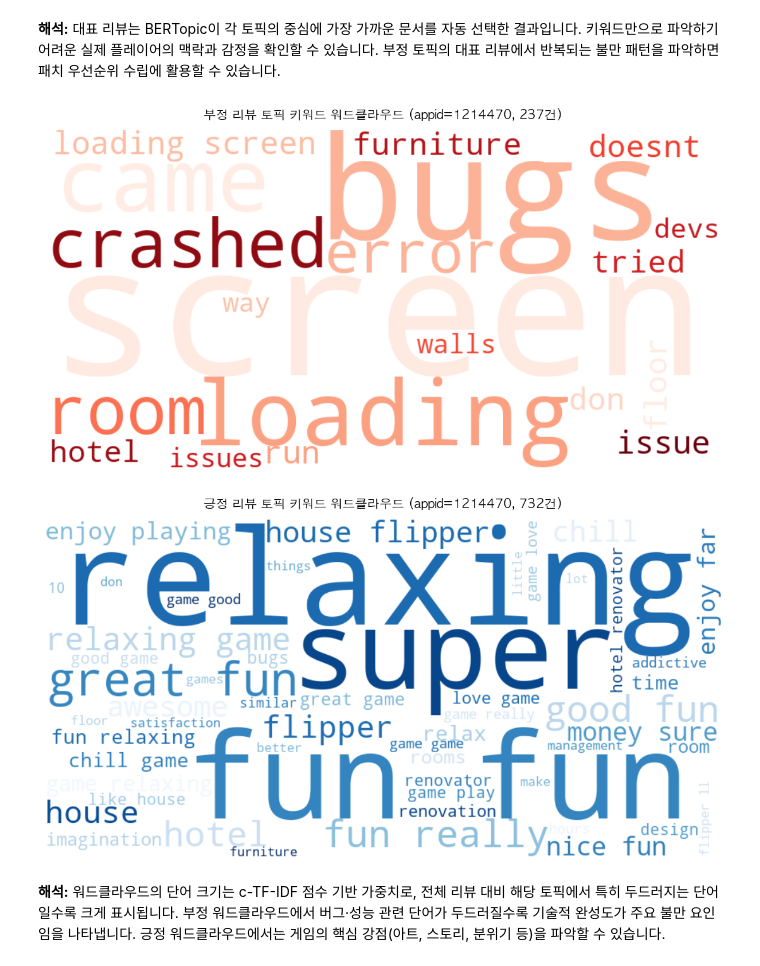
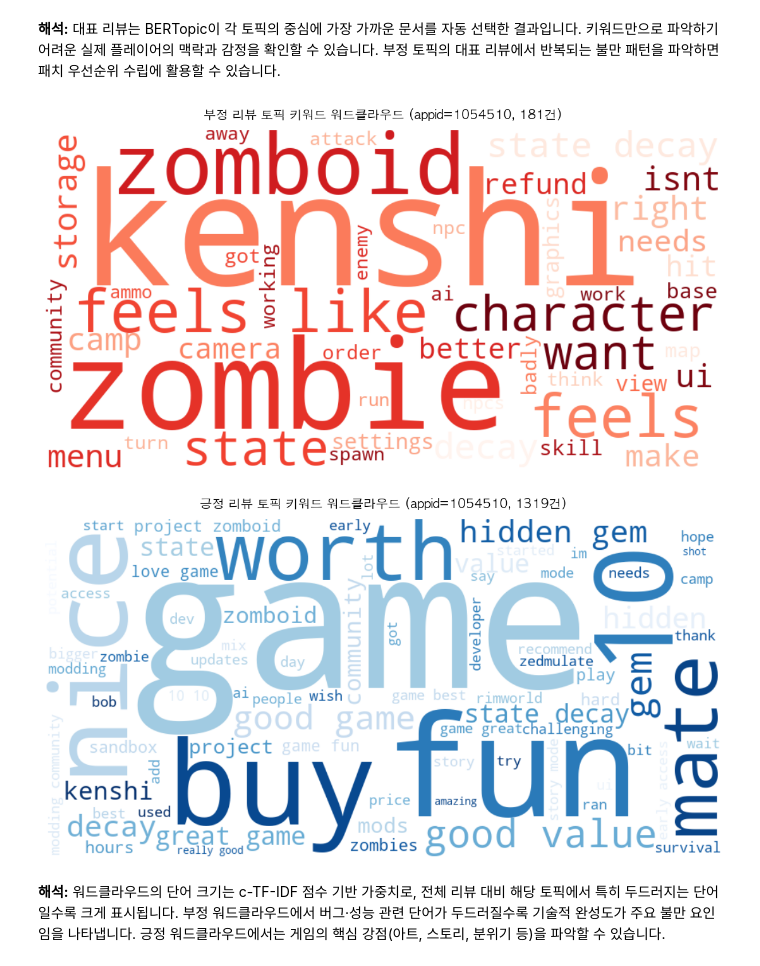
Before and after one commit to jinnyjinnyjinjin/steam-indie-game-analysis, a Jupyter notebook: src/notebooks/jin/text_ml_llm/02_review_bertopic_modeling.ipynb, the cells around one changed output. Cells and saved outputs as stored; diff of their text form; code cells hidden in the pictures.

```diff
--- a/src/notebooks/jin/text_ml_llm/02_review_bertopic_modeling.ipynb
+++ b/src/notebooks/jin/text_ml_llm/02_review_bertopic_modeling.ipynb
@@ -33,7 +33,7 @@ print(f'전체 리뷰: {len(df_reviews):,}건 로드 완료')
 전체 리뷰: 166,875건 로드 완료
 # %%
 # 분석 대상 게임 설정
-TARGET_APPID = 1214470
+TARGET_APPID = 1054510
 # 리뷰 최소 텍스트 수
 min_length = 10
 
@@ -86,6 +86,7 @@ display(df_game['review'].str.len().describe().to_frame("review_length").T)
 # %%
 # 임베딩 모델을 로드합니다
-embedding_model = SentenceTransformer("avsolatorio/GIST-small-Embedding-v0") #허깅페이스 라이브러리
+EMBEDDING_MODEL_NAME = "avsolatorio/GIST-small-Embedding-v0"
+embedding_model = SentenceTransformer(EMBEDDING_MODEL_NAME) # 허깅페이스 라이브러리
 # %% [output]
 Warning: You are sending unauthenticated requests to the HF Hub. Please set a HF_TOKEN to enable higher rate limits and faster downloads.
 # %%
@@ -186,25 +328,33 @@ display(pos_topic_info)
 # %%
+
 # 토픽별 상위 키워드 인터랙티브 차트
 neg_topic_ids = [t for t in neg_topic_info["Topic"] if t != -1]
 pos_topic_ids = [t for t in pos_topic_info["Topic"] if t != -1]
 
 print("=== 부정 리뷰 토픽별 키워드 ===")
-topic_model_neg.visualize_barchart(
-    top_n_topics=len(neg_topic_ids),
-    n_words=8,
-    title=f'부정 리뷰 토픽별 키워드 (appid={TARGET_APPID})',
-    width=300,
-)
+if neg_topic_ids:
+    topic_model_neg.visualize_barchart(
+        top_n_topics=len(neg_topic_ids),
+        n_words=8,
+        title=f'부정 리뷰 토픽별 키워드 (appid={TARGET_APPID})',
+        width=300,
+    )
+else:
+    print("표시할 부정 리뷰 토픽이 없습니다.")
 # %% [output]
 === 부정 리뷰 토픽별 키워드 ===
 # %%
+
 print("=== 긍정 리뷰 토픽별 키워드 ===")
-topic_model_pos.visualize_barchart(
-    top_n_topics=len(pos_topic_ids),
-    n_words=8,
-    title=f'긍정 리뷰 토픽별 키워드 (appid={TARGET_APPID})',
-    width=300,
-)
+if pos_topic_ids:
+    topic_model_pos.visualize_barchart(
+        top_n_topics=len(pos_topic_ids),
+        n_words=8,
+        title=f'긍정 리뷰 토픽별 키워드 (appid={TARGET_APPID})',
+        width=300,
+    )
+else:
+    print("표시할 긍정 리뷰 토픽이 없습니다.")
 # %% [output]
 === 긍정 리뷰 토픽별 키워드 ===
 # %%
@@ -259,6 +409,7 @@ print_representative_reviews(topic_model_pos, df_pos, pos_topic_info)
 키워드만으로 파악하기 어려운 실제 플레이어의 맥락과 감정을 확인할 수 있습니다.
 부정 토픽의 대표 리뷰에서 반복되는 불만 패턴을 파악하면 패치 우선순위 수립에 활용할 수 있습니다.
 # %%
+
 def make_wordcloud_from_topics(topic_model: BERTopic, title: str, colormap: str) -> None:
     info = topic_model.get_topic_info()
     info = info[info['Topic'] != -1]
@@ -268,35 +419,39 @@ def make_wordcloud_from_topics(topic_model: BERTopic, title: str, colormap: str)
     for _, row in info.iterrows():
         for word, score in topic_model.get_topic(row['Topic']):
             word_freq[word] = word_freq.get(word, 0) + score
+
+    if not word_freq:
+        print(f"{title}: 워드클라우드에 표시할 토픽 키워드가 없습니다.")
+        return
 
     wc = WordCloud(
         width=900, height=450,
         background_color='white',
         colormap=colormap,
         max_words=80,
         collocations=False,
     ).generate_from_frequencies(word_freq)
 
     fig, ax = plt.subplots(figsize=(12, 6))
     ax.imshow(wc, interpolation='bilinear')
     ax.axis('off')
     ax.set_title(title, fontsize=14, pad=12)
     plt.tight_layout()
     plt.show()
 
 make_wordcloud_from_topics(
     topic_model_neg,
     f'부정 리뷰 토픽 키워드 워드클라우드 (appid={TARGET_APPID}, {len(neg_docs)}건)',
     colormap='Reds',
 )
 make_wordcloud_from_topics(
     topic_model_pos,
     f'긍정 리뷰 토픽 키워드 워드클라우드 (appid={TARGET_APPID}, {len(pos_docs)}건)',
     colormap='Blues',
 )
 # %% [output]
-[figure, old version]
+[figure, new version]
-[figure, old version]
+[figure, new version]
 # %% [markdown]
 **해석:** 워드클라우드의 단어 크기는 c-TF-IDF 점수 기반 가중치로, 전체 리뷰 대비 해당 토픽에서 특히 두드러지는 단어일수록 크게 표시됩니다.
 부정 워드클라우드에서 버그·성능 관련 단어가 두드러질수록 기술적 완성도가 주요 불만 요인임을 나타냅니다.
```
Also changed, not shown: parts of 14 cells of this notebook, 1 other file.
